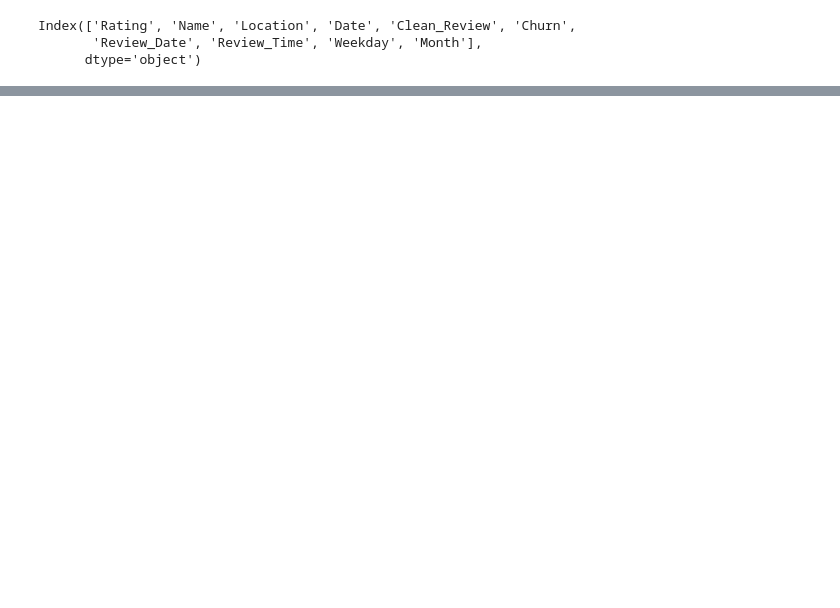
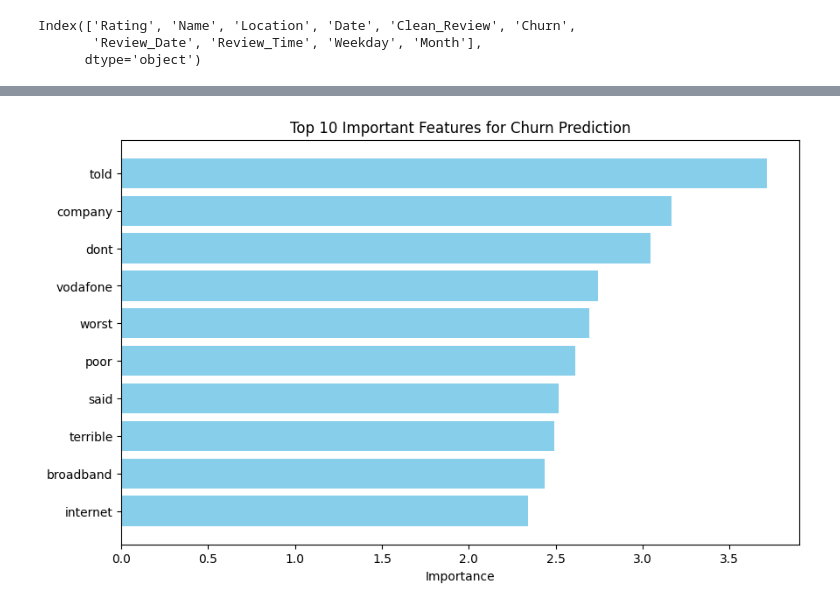
Before and after one commit to Deelaw15/Vodaphone-Customer-Churn, a Jupyter notebook: NLP(Text-Classification).ipynb, the cells around one changed output, grey strips where cells are left out. Cells and saved outputs as stored; diff of their text form; code cells hidden in the pictures; blank space fills up the shorter version.

```diff
--- a/NLP(Text-Classification).ipynb
+++ b/NLP(Text-Classification).ipynb
@@ -55,0 +105,9 @@ plt.show()
+# %%
+# Creating feature matrix and target vector
+
+X = df_new['Clean_Review']
+y = df_new['Churn']
+# %%
+# Splitting the dataset into training and testing sets
+
+X_train, X_test, y_train, y_test = train_test_split(X, y, test_size=0.2, random_state=42, stratify=y)
@@ -55,0 +118,6 @@ plt.show()
+# %%
+# Vectorizing the text data using TF-IDF
+
+vectorizer = TfidfVectorizer(stop_words='english', max_features=5000)
+X_train_tfidf = vectorizer.fit_transform(X_train)
+X_test_tfidf = vectorizer.transform(X_test)
@@ -55,0 +141,16 @@ plt.show()
+# %%
+#Feature importance analysis
+
+feature_names = vectorizer.get_feature_names_out()
+importance = model.coef_[0]
+feature_importance = pd.DataFrame({'Feature': feature_names, 'Importance': importance})
+feature_importance = feature_importance.sort_values(by='Importance', ascending=False)
+top_features = feature_importance.head(10)
+plt.figure(figsize=(10, 6))
+plt.barh(top_features['Feature'], top_features['Importance'], color='skyblue')
+plt.xlabel('Importance')
+plt.title('Top 10 Important Features for Churn Prediction')
+plt.gca().invert_yaxis()
+plt.show()
+# %% [output]
+[figure, added]
```
Also changed, not shown: parts of 15 cells of this notebook, 1 other file.
